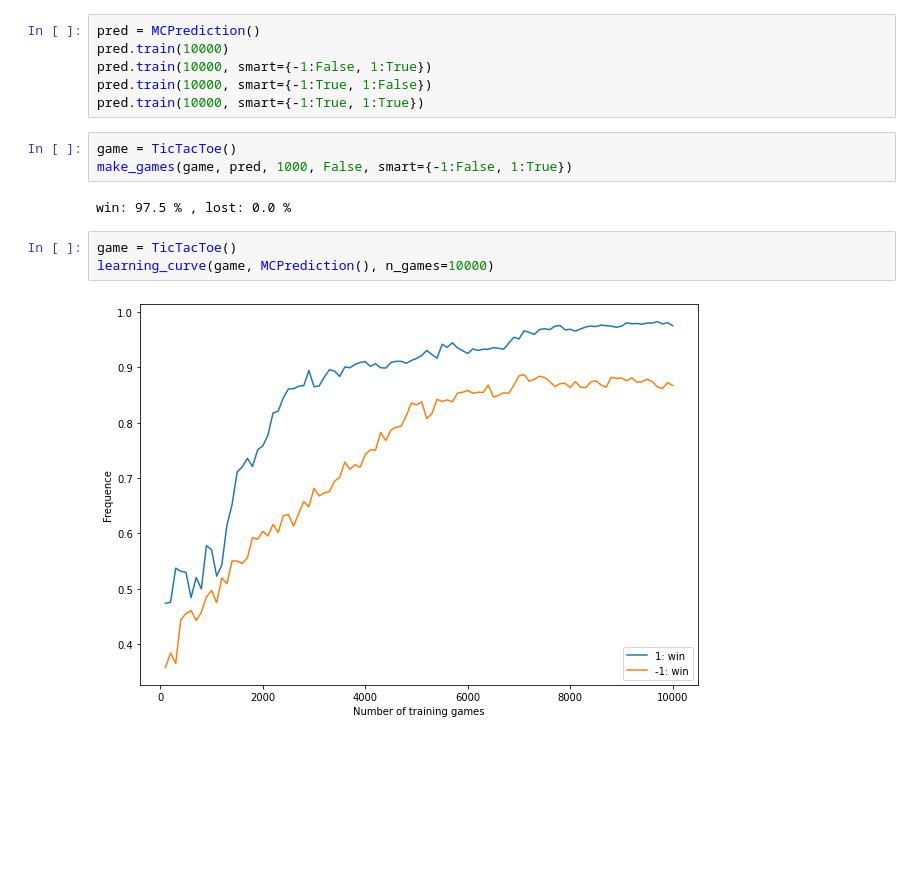
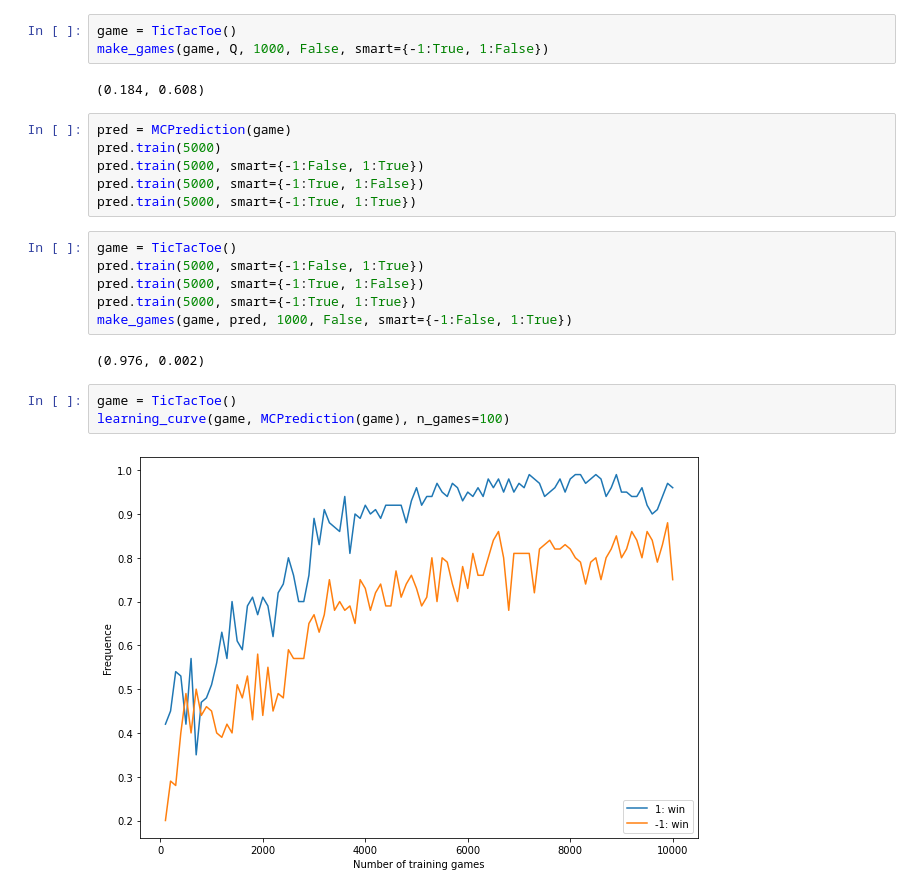
Before and after one commit to AMasquelier/Reinforcement-Learning, a Jupyter notebook: Tests.ipynb, the cells around one changed output. Cells and saved outputs as stored; diff of their text form; blank space fills up the shorter version.

```diff
--- a/Tests.ipynb
+++ b/Tests.ipynb
@@ -16,18 +21,26 @@ make_games(game, Q, 1000, False, smart={-1:False, 1:True})
+# %%
+game = TicTacToe()
+make_games(game, Q, 1000, False, smart={-1:True, 1:False})
+# %% [output]
+(0.184, 0.608)
 # %%
-pred = MCPrediction()
-pred.train(10000)
-pred.train(10000, smart={-1:False, 1:True})
-pred.train(10000, smart={-1:True, 1:False})
-pred.train(10000, smart={-1:True, 1:True})
+pred = MCPrediction(game)
+pred.train(5000)
+pred.train(5000, smart={-1:False, 1:True})
+pred.train(5000, smart={-1:True, 1:False})
+pred.train(5000, smart={-1:True, 1:True})
 # %%
 game = TicTacToe()
+pred.train(5000, smart={-1:False, 1:True})
+pred.train(5000, smart={-1:True, 1:False})
+pred.train(5000, smart={-1:True, 1:True})
 make_games(game, pred, 1000, False, smart={-1:False, 1:True})
 # %% [output]
-win: 97.5 % , lost: 0.0 %
+(0.976, 0.002)
 # %%
 game = TicTacToe()
-learning_curve(game, MCPrediction(), n_games=10000)
+learning_curve(game, MCPrediction(game), n_games=100)
 # %% [output]
-[figure, old version]
+[figure, new version]
 # %%
 game = TicTacToe()
```
Also changed, not shown: parts of 8 cells of this notebook, 7 other files.
